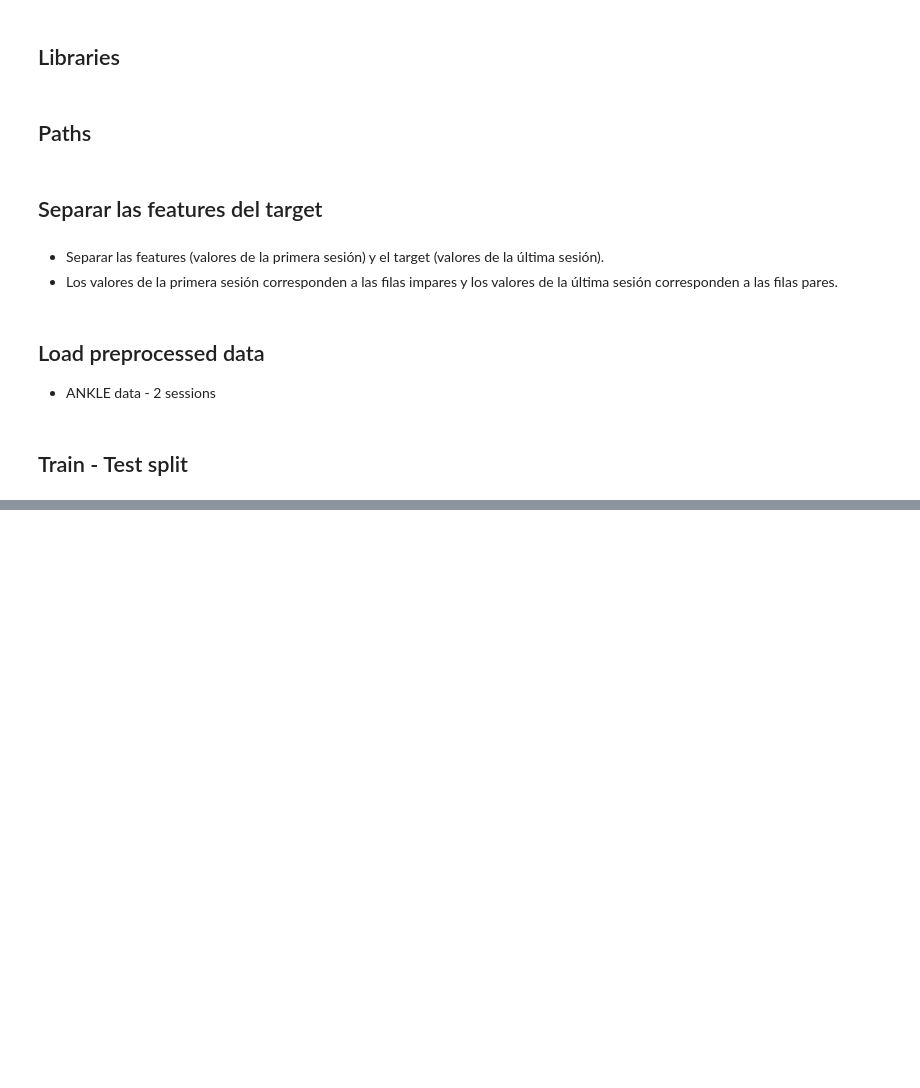
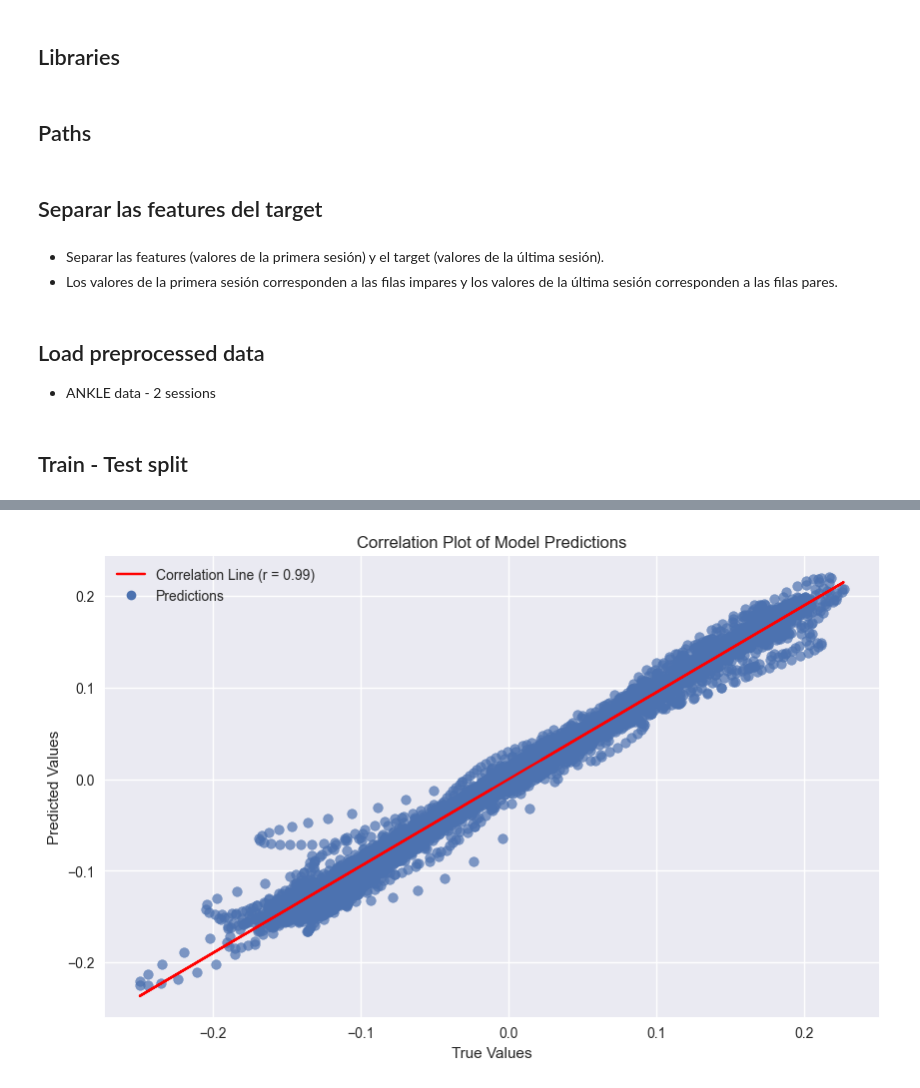
Before and after one commit to bernatsort/Therapy-Progress-Gait-Prediction, a Jupyter notebook: PLS_model.ipynb, the cells around one changed output, grey strips where cells are left out. Drawn from its saved outputs; the diff is of its cells as text; code cells hidden in the pictures; blank space fills up the shorter version.

```diff
--- a/PLS_model.ipynb
+++ b/PLS_model.ipynb
@@ -99,6 +190,9 @@ from scipy.stats import pearsonr
 from sklearn.metrics import mean_squared_error
 from sklearn.metrics import r2_score
 import statsmodels.api as sm
+
+# Use the trained PLS Regression model to make predictions on the test set
+y_pred_test_A2 = pls_model.predict(X_test_A2)
 
 # List to store metrics for each target variable
 rmse_scores = []
@@ -190,0 +285,49 @@ plot_predictions_vs_true(y_true=y_test_A2,
+# %%
+from scipy.stats import linregress
+
+def plot_correlation_model(y_true: np.ndarray,
+                           y_pred: np.ndarray,
+                           corr_target_test: list[float]) -> None:
+    """
+    Create a global correlation plot of the model's predictions with all points and a correlation line.
+
+    Parameters:
+        y_true (np.ndarray): The true target values with shape (n_samples, n_targets).
+        y_pred (np.ndarray): The predicted target values with shape (n_samples, n_targets).
+        corr_target_test (list[float]): List of correlation coefficients for each target variable.
+
+    Returns:
+        None
+    """
+
+    # Flatten the true and predicted values
+    y_true_flat = y_true.flatten()
+    y_pred_flat = y_pred.flatten()
+
+    # Create a scatter plot of true values against predicted values
+    plt.figure(figsize=(10, 6))
+    plt.scatter(y_true_flat, y_pred_flat, alpha=0.7, label='Predictions')
+
+    # Calculate the linear regression line parameters
+    slope, intercept, r_value, p_value, std_err = linregress(y_true_flat, y_pred_flat)
+    line = slope * y_true_flat + intercept
+
+    # Plot the linear regression line
+    plt.plot(y_true_flat, line, color='red', label=f'Correlation Line (r = {r_value:.2f})')
+
+    # Add labels and title
+    plt.xlabel('True Values')
+    plt.ylabel('Predicted Values')
+    plt.title('Correlation Plot of Model Predictions')
+
+    # Add legend with intercept and global model correlation
+    plt.legend(handles=[plt.Line2D([], [], color='red', label=f'Correlation Line (r = {r_value:.2f})'),
+                        plt.Line2D([], [], marker='o', linestyle='None', label='Predictions')],
+               loc='upper left')
+
+    plt.show()
+
+# Model 1: global correlation plot of the model's predictions with all points and a correlation line.
+plot_correlation_model(y_true=y_test_A2, y_pred=y_pred_test_A2, corr_target_test=correlation_coeffs)
+# %% [output]
+[figure, added]
```
Also changed, not shown: parts of 13 cells of this notebook.
